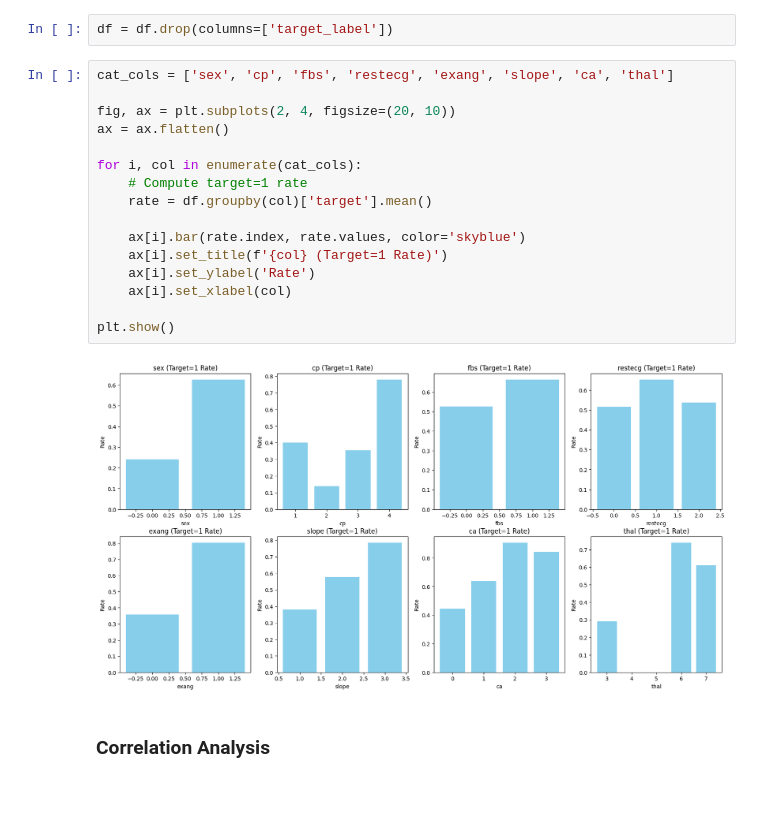
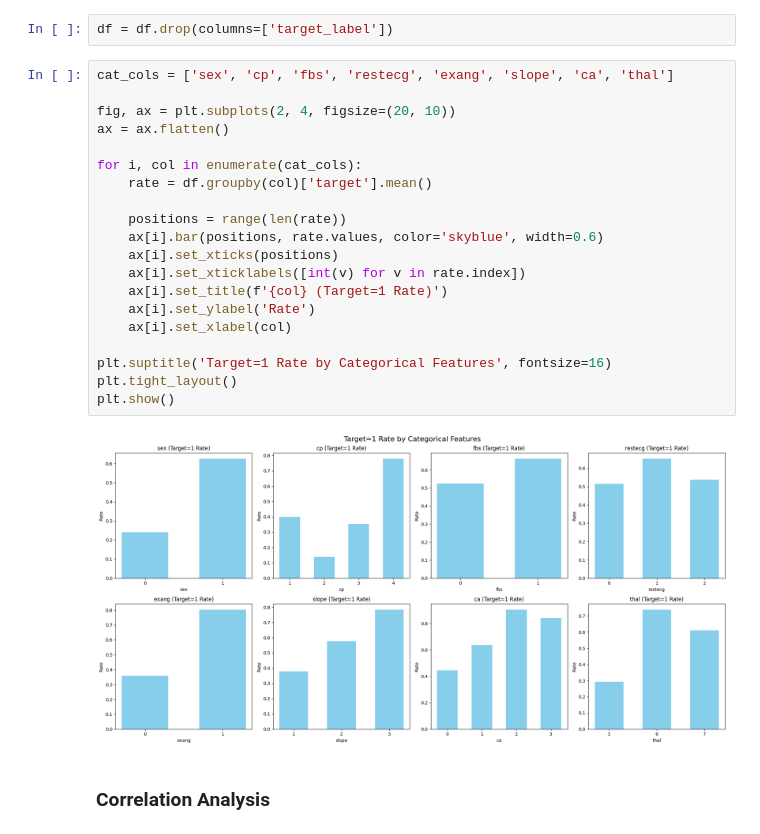
Before and after one commit to TranVietThang178/Heart-Disease-Prediction-Using-Machine-Learning, a Jupyter notebook: notebooks/02_EDA.ipynb, the cells around one changed output. Saved outputs shown, nothing was run; the diff lists cells and outputs as text; blank space fills up the shorter version.

```diff
--- a/notebooks/02_EDA.ipynb
+++ b/notebooks/02_EDA.ipynb
@@ -185,21 +185,25 @@ df = df.drop(columns=['target_label'])
 # %%
 cat_cols = ['sex', 'cp', 'fbs', 'restecg', 'exang', 'slope', 'ca', 'thal']
 
 fig, ax = plt.subplots(2, 4, figsize=(20, 10))
 ax = ax.flatten()
 
 for i, col in enumerate(cat_cols):
-    # Compute target=1 rate
     rate = df.groupby(col)['target'].mean()
 
-    ax[i].bar(rate.index, rate.values, color='skyblue')
+    positions = range(len(rate))
+    ax[i].bar(positions, rate.values, color='skyblue', width=0.6)
+    ax[i].set_xticks(positions)
+    ax[i].set_xticklabels([int(v) for v in rate.index])
     ax[i].set_title(f'{col} (Target=1 Rate)')
     ax[i].set_ylabel('Rate')
     ax[i].set_xlabel(col)
 
+plt.suptitle('Target=1 Rate by Categorical Features', fontsize=16)
+plt.tight_layout()
 plt.show()
 # %% [output]
-[figure, old version]
+[figure, new version]
 # %% [markdown]
 ### Correlation Analysis
 # %%
```
Also changed, not shown: parts of 2 cells of this notebook.
